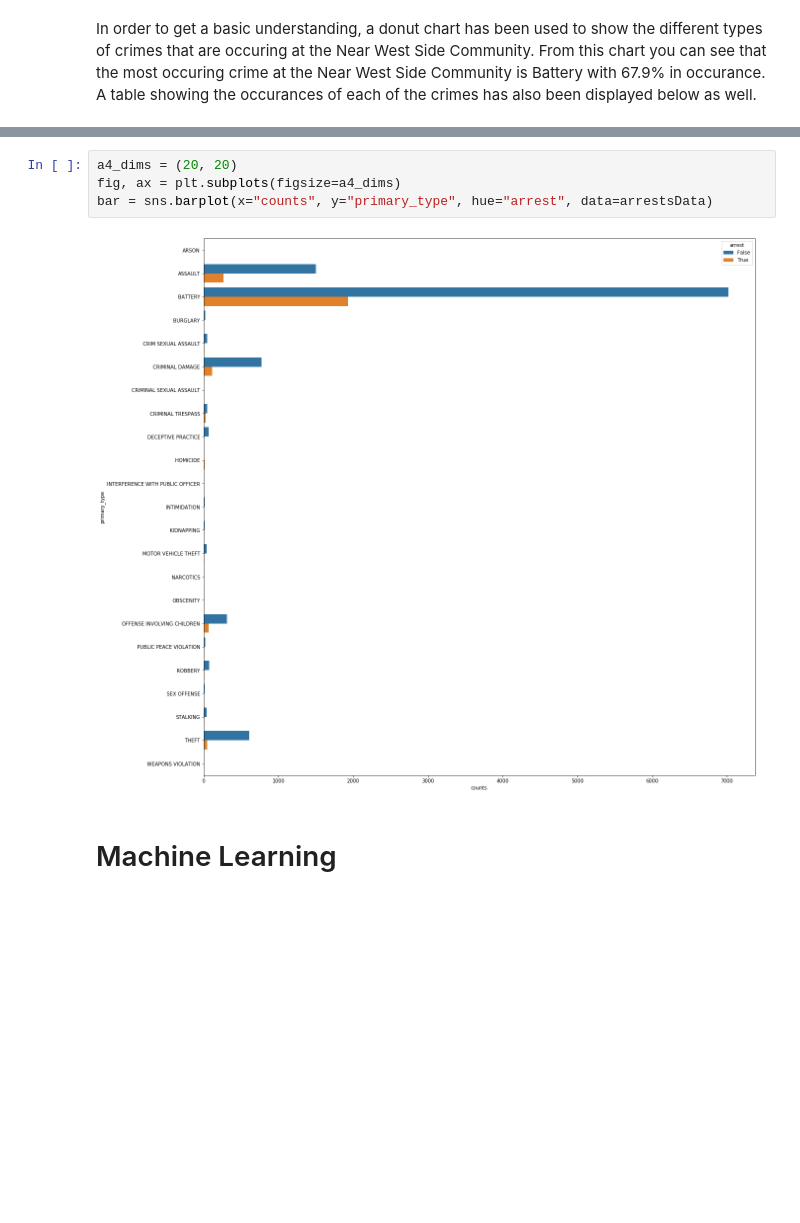
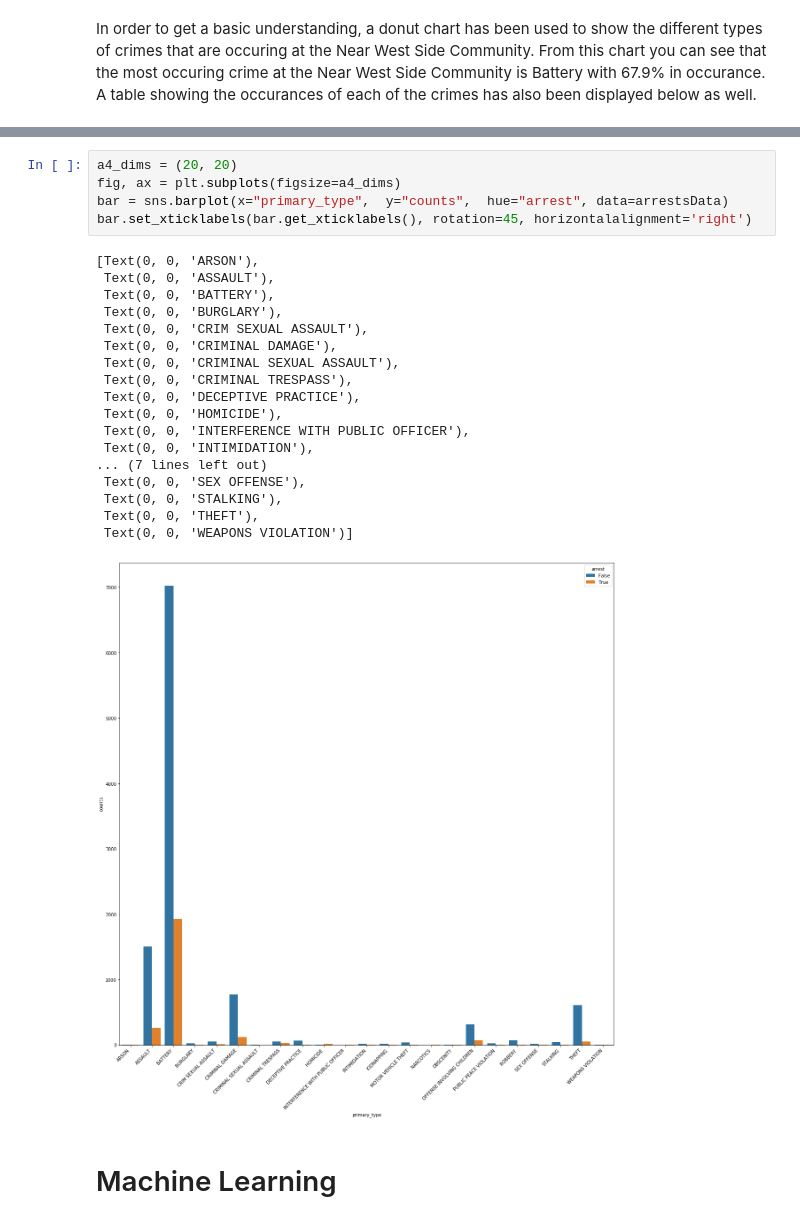
Before and after one commit to uic-cs418/cs418-s20-cs418_spring20_strawhats, a Jupyter notebook: FinalProject.ipynb, the cells around one changed output, grey strips where cells are left out. Drawn from its saved outputs; the diff is of its cells as text; blank space fills up the shorter version.

```diff
--- a/FinalProject.ipynb
+++ b/FinalProject.ipynb
@@ -110,9 +110,27 @@ In order to get a basic understanding, a donut chart has been used to show the d
 # %%
 a4_dims = (20, 20)
 fig, ax = plt.subplots(figsize=a4_dims)
-bar = sns.barplot(x="counts", y="primary_type", hue="arrest", data=arrestsData)
+bar = sns.barplot(x="primary_type",  y="counts",  hue="arrest", data=arrestsData)
+bar.set_xticklabels(bar.get_xticklabels(), rotation=45, horizontalalignment='right')
 # %% [output]
+[Text(0, 0, 'ARSON'),
+ Text(0, 0, 'ASSAULT'),
+ Text(0, 0, 'BATTERY'),
+ Text(0, 0, 'BURGLARY'),
+ Text(0, 0, 'CRIM SEXUAL ASSAULT'),
+ Text(0, 0, 'CRIMINAL DAMAGE'),
+ Text(0, 0, 'CRIMINAL SEXUAL ASSAULT'),
+ Text(0, 0, 'CRIMINAL TRESPASS'),
+ Text(0, 0, 'DECEPTIVE PRACTICE'),
+ Text(0, 0, 'HOMICIDE'),
+ Text(0, 0, 'INTERFERENCE WITH PUBLIC OFFICER'),
+ Text(0, 0, 'INTIMIDATION'),
+... (7 lines left out)
+ Text(0, 0, 'SEX OFFENSE'),
+ Text(0, 0, 'STALKING'),
+ Text(0, 0, 'THEFT'),
+ Text(0, 0, 'WEAPONS VIOLATION')]
-[figure, old version]
+[figure, new version]
 # %% [markdown]
 # Machine Learning
 # %%
```
